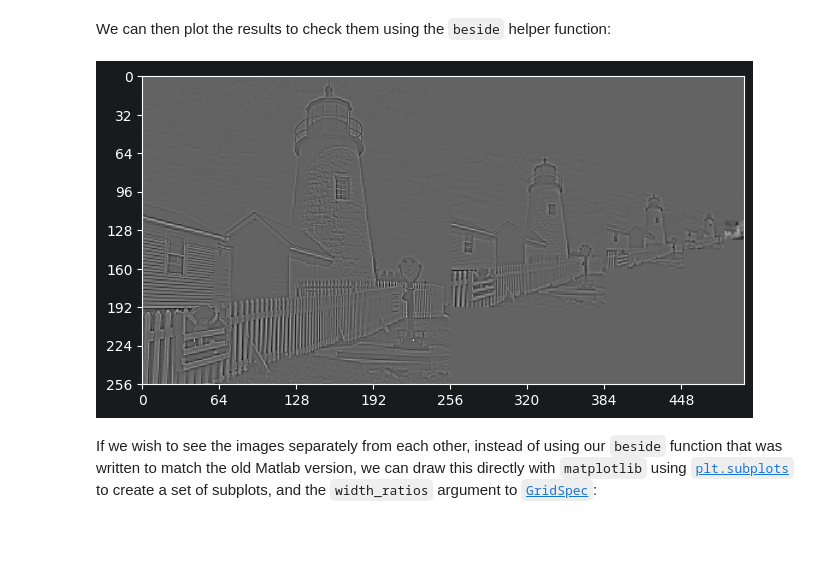
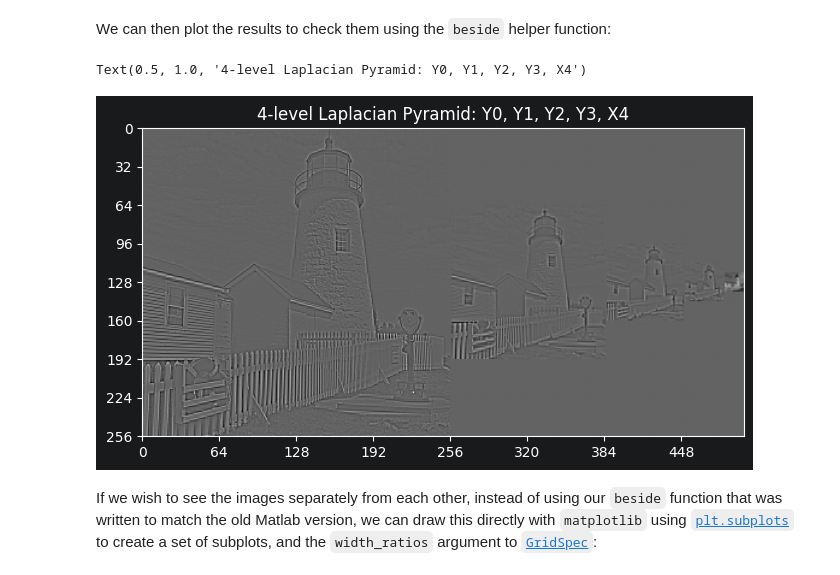
Before and after one commit to dofsdev/SF2, a Jupyter notebook: 6-laplacian-pyramid.ipynb, the cells around one changed output. Saved outputs shown, nothing was run; the diff lists cells and outputs as text; code cells hidden in the pictures; blank space fills up the shorter version.

```diff
--- a/6-laplacian-pyramid.ipynb
+++ b/6-laplacian-pyramid.ipynb
@@ -44,0 +42,12 @@ X1 = rowdec(rowdec(X, h).T, h).T
+# %%
+h = np.array([1, 2, 1]) / 4
+
+X1 = rowdec(X, h)
+X1 = rowdec(X1.T, h).T
+
+print(f"X shape:  {X.shape}")
+print(f"X1 shape: {X1.shape}")
+
+fig, ax = plt.subplots()
+plot_image(X1, ax=ax)
+ax.set_title("First-level lowpass image, X1")
@@ -147,21 +178,3 @@ give maximum compression.
 Write a `py4enc(X, h)` function to generate a 4-layer pyramid, so that `X` is split into four
 highpass images, `Y0 Y1 Y2 Y3`, each a quarter of the size of its predecessor, plus a tiny
 lowpass image `X4`, which is a quarter of the size of `Y3`.
-# %%
-def py4enc(X, h):
-
-    # TODO: could be a loop which takes a value for the amount of times should be done
-    X1 = rowdec(rowdec(X, h).T, h).T
-    Y0 = X - rowint(rowint(X1, 2*h).T, 2*h).T
-
-    X2 = rowdec(rowdec(X1, h).T, h).T
-    Y1 = X1 - rowint(rowint(X2, 2*h).T, 2*h).T
-
-    X3 = rowdec(rowdec(X2, h).T, h).T
-    Y2 = X2 - rowint(rowint(X3, 2*h).T, 2*h).T
-
-    X4 = rowdec(rowdec(X3, h).T, h).T
-    Y3 = X3 - rowint(rowint(X4, 2*h).T, 2*h).T
-
-
-    return Y0, Y1, Y2, Y3, X4
@@ -170,11 +222,21 @@ We can then plot the results to check them using the `beside` helper function:
 # %%
 from cued_sf2_lab.laplacian_pyramid import beside
 # %%
+from cued_sf2_lab.laplacian_pyramid import beside
+
 Y0, Y1, Y2, Y3, X4 = py4enc(X, h)
-fig, ax = plt.subplots(figsize=(8, 4))
-plot_image(beside(Y0, beside(Y1, beside(Y2, beside(Y3, X4)))), ax=ax);
+
+pyramid_display = beside(
+    Y0,
+    beside(Y1, beside(Y2, beside(Y3, X4)))
+)
+
+fig, ax = plt.subplots(figsize=(10, 4))
+plot_image(pyramid_display, ax=ax)
+ax.set_title("4-level Laplacian Pyramid: Y0, Y1, Y2, Y3, X4")
 # %% [output]
+Text(0.5, 1.0, '4-level Laplacian Pyramid: Y0, Y1, Y2, Y3, X4')
-[figure, old version]
+[figure, new version]
 # %% [markdown]
 If we wish to see the images separately from each other, instead of using our `beside` function that was written to match the old Matlab version, we can draw this directly with `matplotlib` using [`plt.subplots`](https://matplotlib.org/stable/api/_as_gen/matplotlib.pyplot.subplots.html) to create a set of subplots, and the `width_ratios` argument to [`GridSpec`](https://matplotlib.org/stable/api/_as_gen/matplotlib.gridspec.GridSpec.html):
 # %%
```
Also changed, not shown: parts of 29 cells of this notebook.
